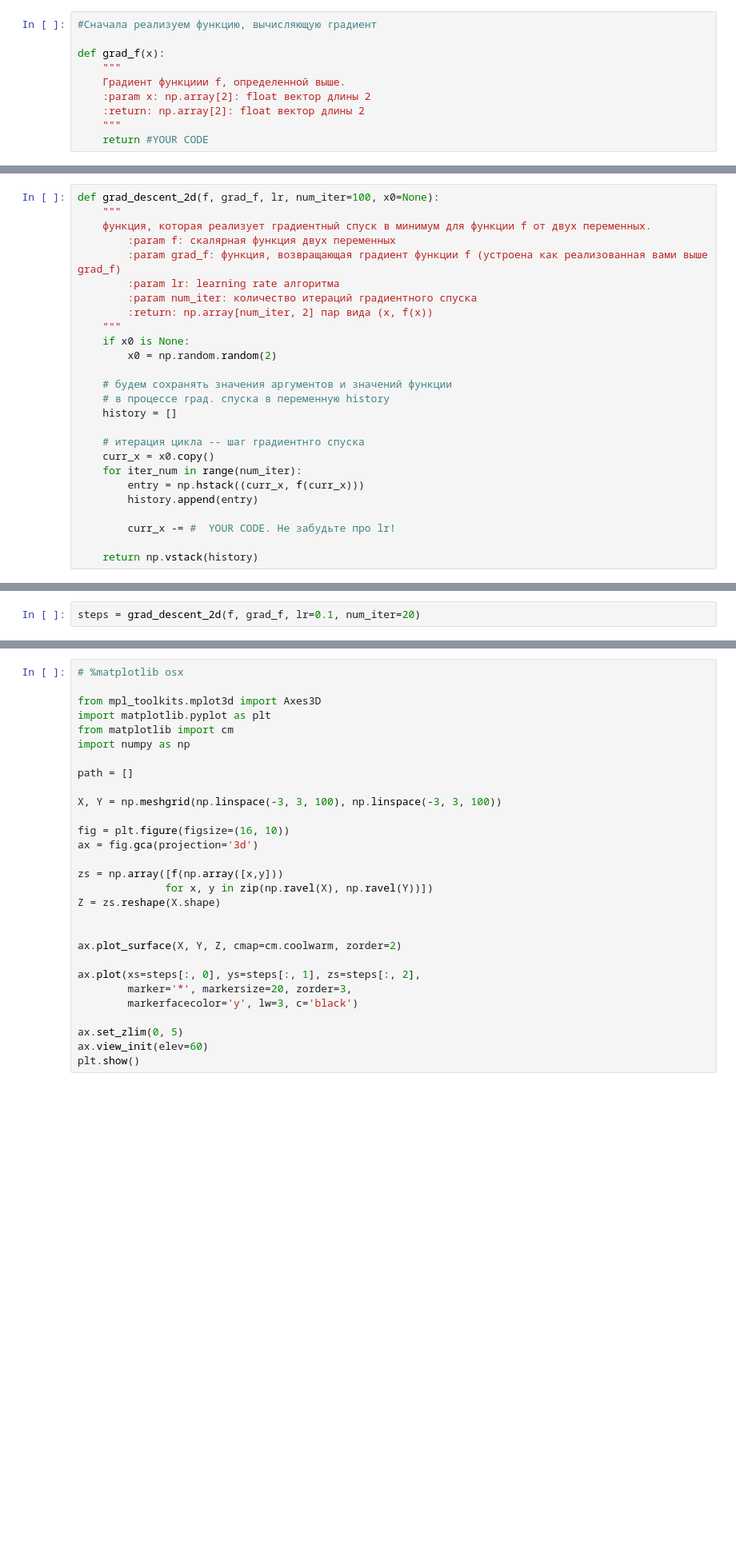
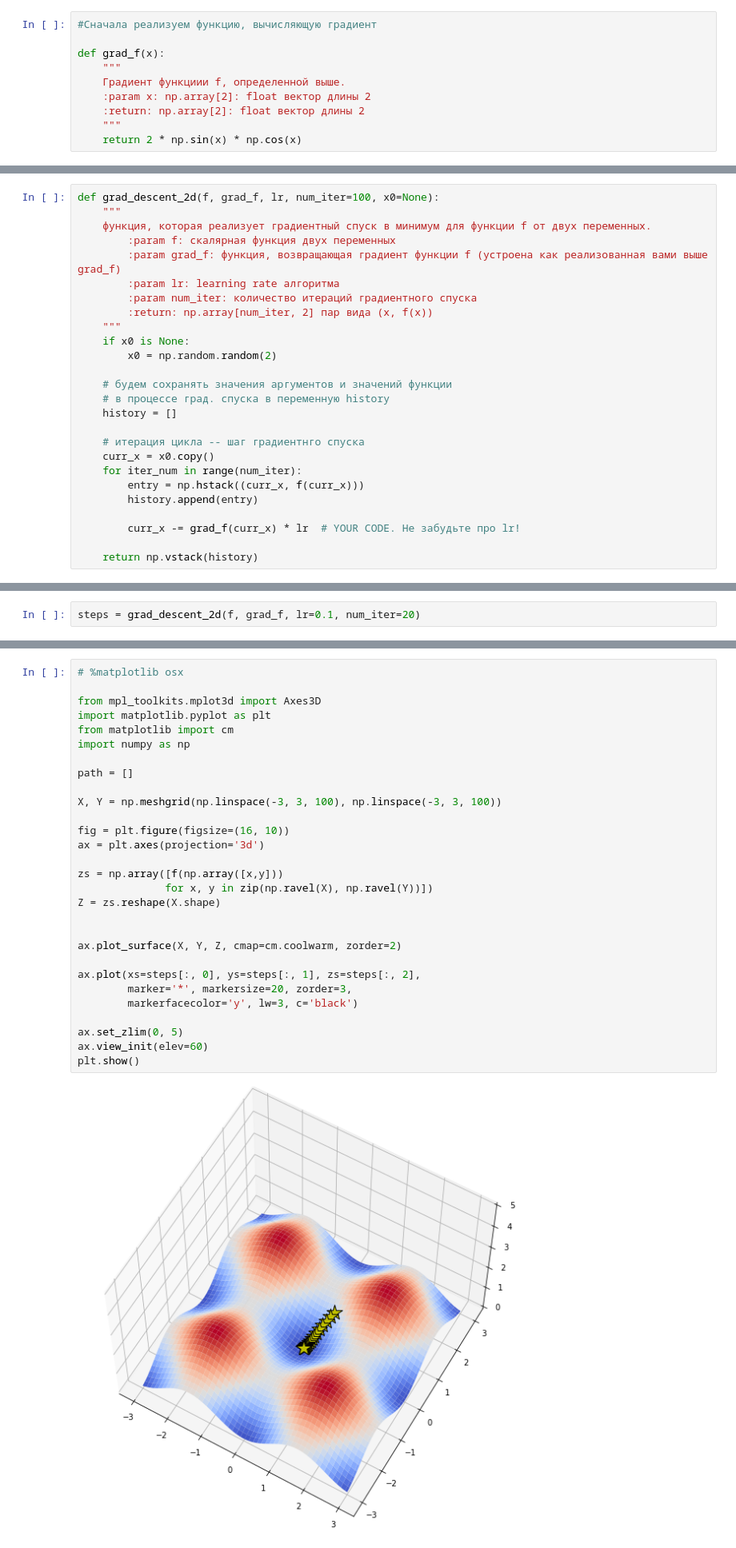
Before and after one commit to NilRadle/DLS, a Jupyter notebook: HW.linear_models.ipynb, the cells around one changed output, grey strips where cells are left out. Shown at 80% size. Saved outputs shown, nothing was run; the diff lists cells and outputs as text; blank space fills up the shorter version.

```diff
--- a/HW.linear_models.ipynb
+++ b/HW.linear_models.ipynb
@@ -50,7 +50,7 @@ def grad_f(x):
     :param x: np.array[2]: float вектор длины 2
     :return: np.array[2]: float вектор длины 2
     """
-    return #YOUR CODE
+    return 2 * np.sin(x) * np.cos(x)
 # %%
 # Проверим, что градиент принимает вектор из двух чисел и выдает на этой точке верное значение
 assert np.allclose(grad_f(np.array([1, 2])),
@@ -78,7 +78,7 @@ def grad_descent_2d(f, grad_f, lr, num_iter=100, x0=None):
         entry = np.hstack((curr_x, f(curr_x)))
         history.append(entry)
 
-        curr_x -= #  YOUR CODE. Не забудьте про lr!
+        curr_x -= grad_f(curr_x) * lr  # YOUR CODE. Не забудьте про lr!
 
     return np.vstack(history)
 # %% [markdown]
@@ -96,32 +117,34 @@ steps
 # %%
 # %matplotlib osx
 
 from mpl_toolkits.mplot3d import Axes3D
 import matplotlib.pyplot as plt
 from matplotlib import cm
 import numpy as np
 
 path = []
 
 X, Y = np.meshgrid(np.linspace(-3, 3, 100), np.linspace(-3, 3, 100))
 
 fig = plt.figure(figsize=(16, 10))
-ax = fig.gca(projection='3d')
+ax = plt.axes(projection='3d')
 
 zs = np.array([f(np.array([x,y]))
               for x, y in zip(np.ravel(X), np.ravel(Y))])
 Z = zs.reshape(X.shape)
 
 
 ax.plot_surface(X, Y, Z, cmap=cm.coolwarm, zorder=2)
 
 ax.plot(xs=steps[:, 0], ys=steps[:, 1], zs=steps[:, 2],
         marker='*', markersize=20, zorder=3,
         markerfacecolor='y', lw=3, c='black')
 
 ax.set_zlim(0, 5)
 ax.view_init(elev=60)
 plt.show()
+# %% [output]
+[figure, added]
 # %% [markdown]
 Посмотрим на график значений функции от шага
 # %%
```
Also changed, not shown: parts of 5 cells of this notebook.
